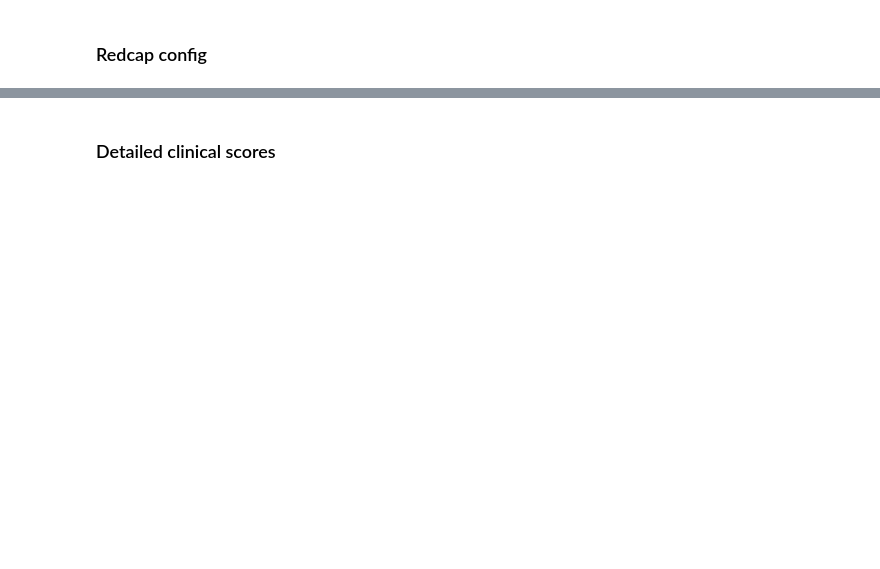
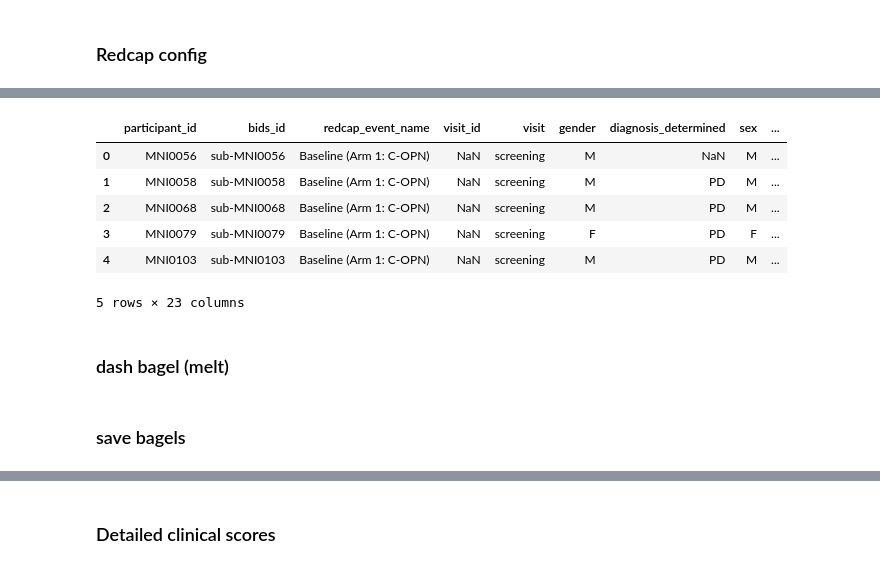
Before and after one commit to nipoppy/nipoppy, a Jupyter notebook: nipoppy/notebooks/redcap.ipynb, the cells around one changed output, grey strips where cells are left out. Drawn from its saved outputs; the diff is of its cells as text; code cells hidden in the pictures; blank space fills up the shorter version.

```diff
--- a/nipoppy/notebooks/redcap.ipynb
+++ b/nipoppy/notebooks/redcap.ipynb
@@ -233,0 +313,7 @@ dtype: int64
+# %%
+visit_prefix = "UPDRS_"
+updrs_df = nipoppy_redcap_df[redcap_index_cols + updrs_cols].copy()
+updrs_df["visit_id"] = updrs_df["redcap_event_name"].map(redcap_event_visit_id_dict)
+updrs_df["visit"] = visit_prefix + updrs_df["visit_id"]
+
+updrs_df.head()
@@ -233,0 +341,20 @@ dtype: int64
+# %%
+pheno_df = pd.concat([screen_df, updrs_df, moca_df], axis=0)
+pheno_df = pd.merge(pheno_df, time_agnostic_df, on=redcap_index_cols, how="left")
+
+pheno_df.loc[:,"bids_id"] = pheno_df["participant_id"].apply(utils.participant_id_to_bids_id)
+
+reordered_cols = ["participant_id","bids_id","redcap_event_name","visit_id","visit"] + time_agnostic_cols + time_agnostic_cols_legacy + dx_cols + updrs_cols + moca_cols
+bagel_df = pheno_df[reordered_cols].copy()
+n_participants = len(bagel_df["participant_id"].unique())
+
+logger.info(f"n_nipoppy_participants: {n_participants}")
+
+for col in updrs_cols + moca_cols:
+    bagel_df[f"{col}_status"] = ~bagel_df[col].isna()
+    n_available_participants = np.sum(bagel_df[f"{col}_status"])
+    logger.info(f"{col}, n_available_participants: {n_available_participants}")
+
+logger.info(f"bagel df shape: {bagel_df.shape}")
+bagel_df.head()
+# %% [output]
@@ -233,0 +369,9 @@ dtype: int64
+|  | participant_id | bids_id | redcap_event_name | visit_id | visit | gender | diagnosis_determined | sex | ... |
+| 0 | MNI0056 | sub-MNI0056 | Baseline (Arm 1: C-OPN) | NaN | screening | M | NaN | M | ... |
+| 1 | MNI0058 | sub-MNI0058 | Baseline (Arm 1: C-OPN) | NaN | screening | M | PD | M | ... |
+| 2 | MNI0068 | sub-MNI0068 | Baseline (Arm 1: C-OPN) | NaN | screening | M | PD | M | ... |
+| 3 | MNI0079 | sub-MNI0079 | Baseline (Arm 1: C-OPN) | NaN | screening | F | PD | F | ... |
+| 4 | MNI0103 | sub-MNI0103 | Baseline (Arm 1: C-OPN) | NaN | screening | M | PD | M | ... |
+5 rows × 23 columns
+# %% [markdown]
+### dash bagel (melt)
@@ -233,0 +386,2 @@ dtype: int64
+# %% [markdown]
+### save bagels
```
Also changed, not shown: parts of 34 cells of this notebook, 2 other files.
